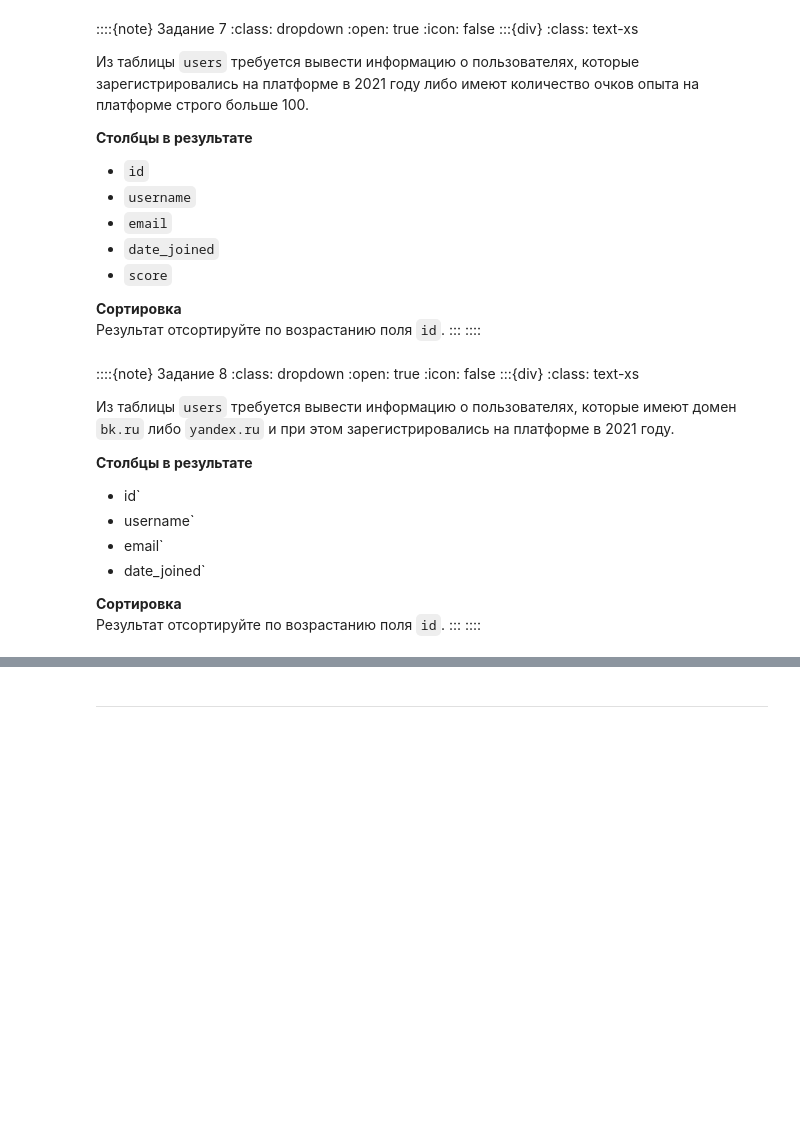
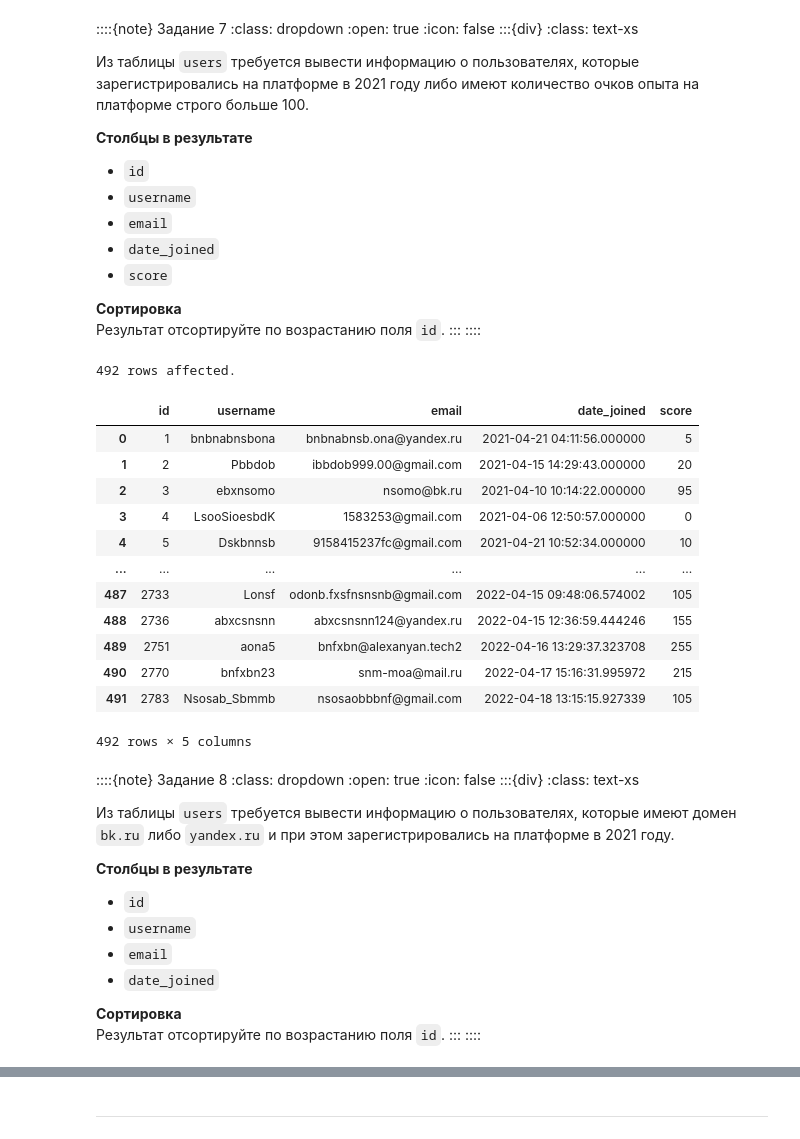
Before and after one commit to magus1968/learning-sql, a Jupyter notebook: docs/appx/simulative.ipynb, the cells around one changed output, grey strips where cells are left out. Cells and saved outputs as stored; diff of their text form; code cells hidden in the pictures; blank space fills up the shorter version.

```diff
--- a/docs/appx/simulative.ipynb
+++ b/docs/appx/simulative.ipynb
@@ -2906,6 +3170,31 @@ PostgreSQL берёт `date` справа и приводит его к `time
 # %%
 %%sql
 -- Практика 5. Задача 7
+SELECT
+    id,
+    username,
+    email,
+    date_joined,
+    score
+FROM users
+WHERE EXTRACT(year FROM date_joined) = 2021
+    OR score > 100
+ORDER BY id;
+# %% [output]
+492 rows affected.
+|  | id | username | email | date_joined | score |
+| 0 | 1 | bnbnabnsbona | bnbnabnsb.ona@yandex.ru | 2021-04-21 04:11:56.000000 | 5 |
+| 1 | 2 | Pbbdob | ibbdob999.00@gmail.com | 2021-04-15 14:29:43.000000 | 20 |
+| 2 | 3 | ebxnsomo | nsomo@bk.ru | 2021-04-10 10:14:22.000000 | 95 |
+| 3 | 4 | LsooSioesbdK | 1583253@gmail.com | 2021-04-06 12:50:57.000000 | 0 |
+| 4 | 5 | Dskbnnsb | 9158415237fc@gmail.com | 2021-04-21 10:52:34.000000 | 10 |
+| ... | ... | ... | ... | ... | ... |
+| 487 | 2733 | Lonsf | odonb.fxsfnsnsnb@gmail.com | 2022-04-15 09:48:06.574002 | 105 |
+| 488 | 2736 | abxcsnsnn | abxcsnsnn124@yandex.ru | 2022-04-15 12:36:59.444246 | 155 |
+| 489 | 2751 | aona5 | bnfxbn@alexanyan.tech2 | 2022-04-16 13:29:37.323708 | 255 |
+| 490 | 2770 | bnfxbn23 | snm-moa@mail.ru | 2022-04-17 15:16:31.995972 | 215 |
+| 491 | 2783 | Nsosab_Sbmmb | nsosaobbbnf@gmail.com | 2022-04-18 13:15:15.927339 | 105 |
+492 rows × 5 columns
 # %% [markdown]
 ::::{note} Задание 8
 :class: dropdown
@@ -2917,10 +3206,10 @@ PostgreSQL берёт `date` справа и приводит его к `time
 Из таблицы `users` требуется вывести информацию о пользователях, которые имеют домен `bk.ru` либо `yandex.ru` и при этом зарегистрировались на платформе в 2021 году.
 
 **Столбцы в результате**
-- id`
-- username`
-- email`
-- date_joined`
+- `id`
+- `username`
+- `email`
+- `date_joined`
 
 **Сортировка** \
 Результат отсортируйте по возрастанию поля `id`.
```
Also changed, not shown: parts of 21 cells of this notebook, 2 other files.
